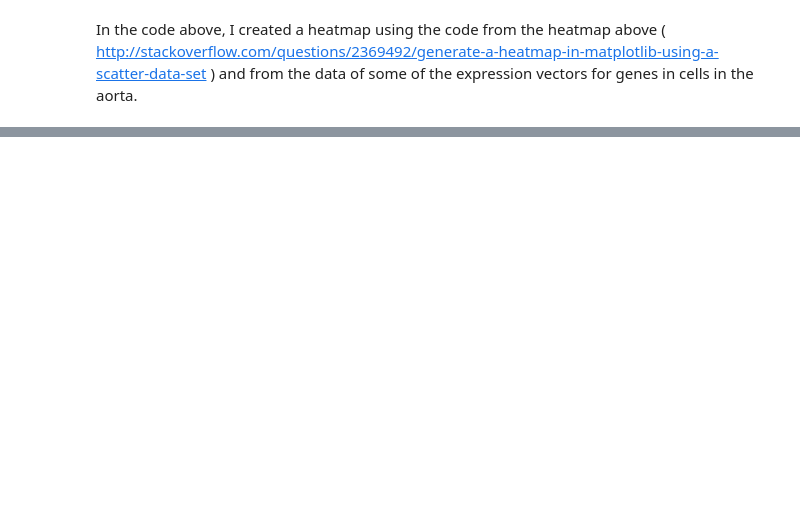
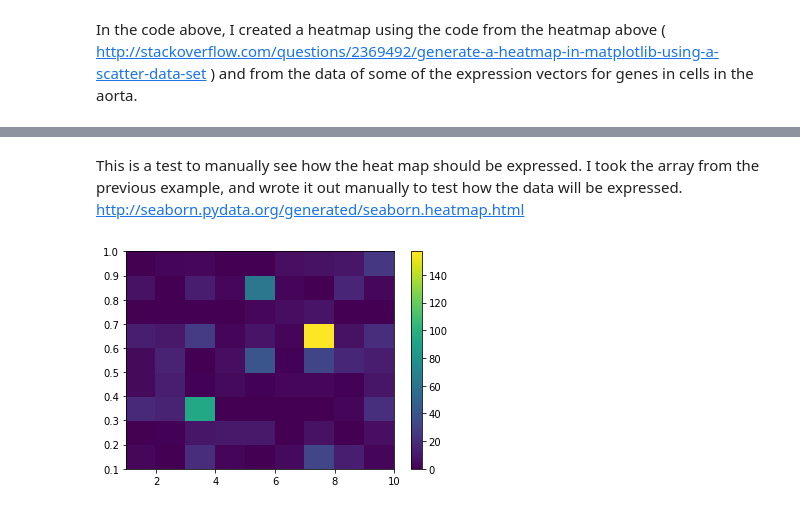
Before and after one commit to alexandratutino/rna-analysis-notebooks, a Jupyter notebook: Heatmap for Single Gene.ipynb, the cells around one changed output, grey strips where cells are left out. Saved outputs shown, nothing was run; the diff lists cells and outputs as text; code cells hidden in the pictures; blank space fills up the shorter version.

Commit message:
Update with PCA and HeatMap changes

```diff
--- a/Heatmap for Single Gene.ipynb
+++ b/Heatmap for Single Gene.ipynb
@@ -54,0 +142,66 @@ In the code above, I created a heatmap using the code from the heatmap above ( h
+# %% [markdown]
+This is a test to manually see how the heat map should be expressed. I took the array from the previous example, and wrote it out manually to test how the data will be expressed.
+http://seaborn.pydata.org/generated/seaborn.heatmap.html
+# %%
+import matplotlib.pyplot as plt
+import numpy as np
+
+aortaData = []
+aa1 = []
+aa2 = []
+aa3 = []
+aa4 = []
+aa5 = []
+aa6 = []
+aa7 = []
+aa8 = []
+aa9 = []
+aa10 = []
+with open ("genomicdata.csv") as csvfile:
+    readCSV = csv.reader(csvfile, delimiter= '\t') #gives access to the CSV file
+    for col in readCSV:
+        if col[7] == '':
+            aortaData.append('0')
+        else:
+            aortaData.append(col[7]) #save the data from the side
+    #need smaller arrays
+    #Each array needs 5 elements
+    aa1 = list(map(float, aortaData[1:11]))
+    aa2 = list(map(float, aortaData[11:21]))
+    aa3 = list(map(float, aortaData[21:31]))
+    aa4 = list(map(float, aortaData[31:41]))
+    aa5 = list(map(float, aortaData[41:51]))
+    aa6 = list(map(float, aortaData[51:61]))
+    aa7 = list(map(float, aortaData[61:71]))
+    aa8 = list(map(float, aortaData[71:81]))
+    aa9 = list(map(float, aortaData[81:91]))
+    aa10 = list(map(float, aortaData[91:101]))
+
+x = [1, 2, 3, 4, 5, 6, 7, 8, 9, 10]
+y = [0.1, 0.2, 0.3, 0.4, 0.5, 0.6, 0.7, 0.8, 0.9, 1.0]
+
+#take the 10 small arrays
+intensity = [
+    aa1,
+    aa2,
+    aa3,
+    aa4,
+    aa5,
+    aa6,
+    aa7,
+    aa8,
+    aa9,
+    aa10
+]
+
+#setup the 2D grid with Numpy
+x, y = np.meshgrid(x, y)
+
+#convert intensity (list of lists) to a numpy array for plotting
+intensity = np.array(intensity)
+
+plt.pcolormesh(x, y, intensity) #plots the intensity on the grid with colors
+plt.colorbar() #colors are set from the colorbar. The colorbar shows the intensity
+plt.show()
+# %% [output]
+[figure, added]
```
Also changed, not shown: parts of 4 cells of this notebook, 3 other files.
